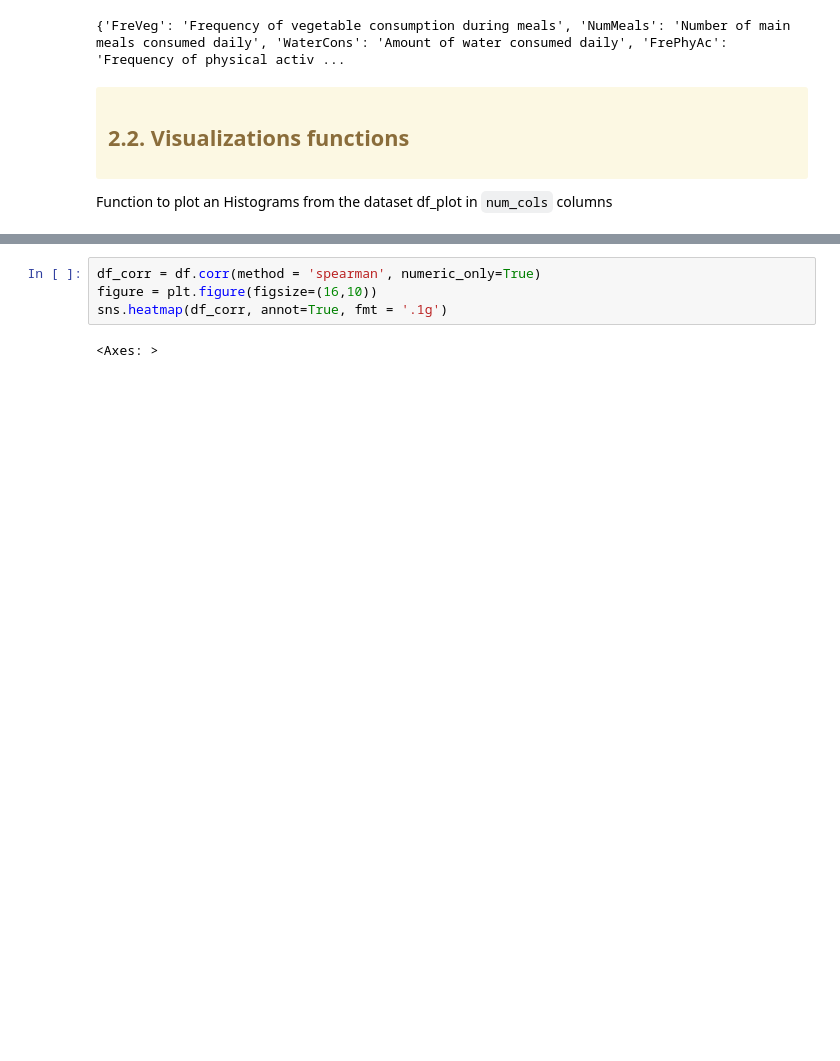
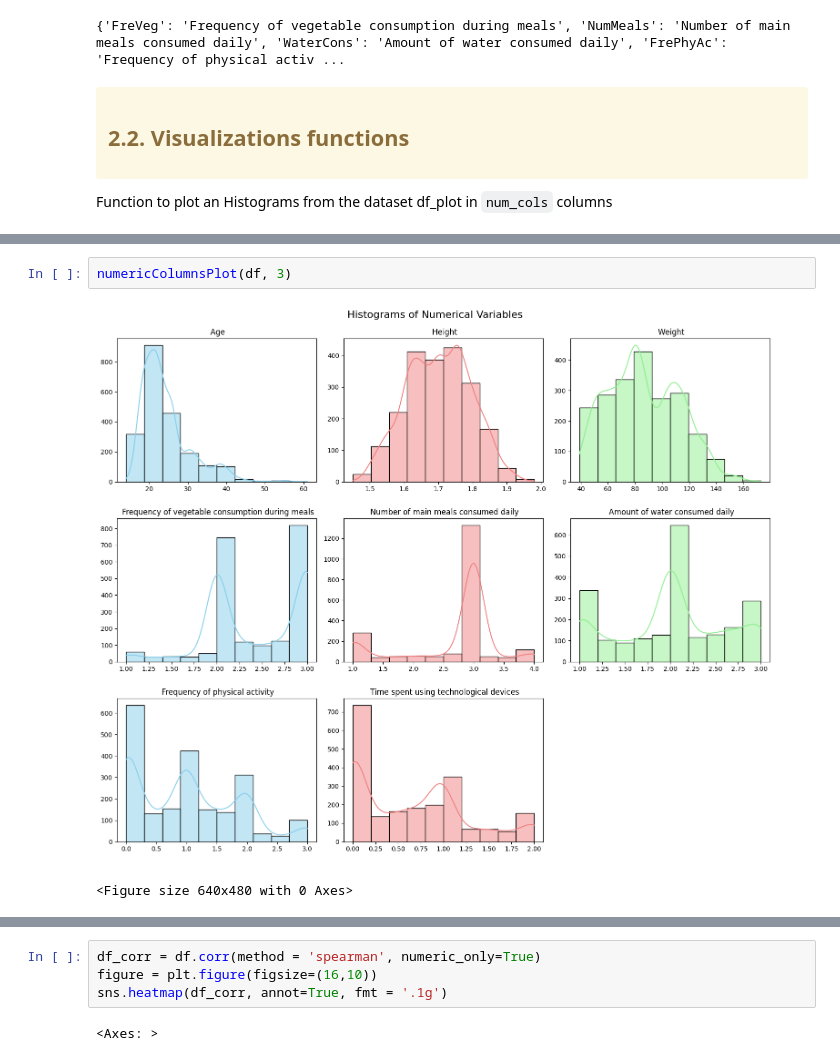
Before and after one commit to MInesGomes/DataScienceObesityLevels, a Jupyter notebook: DSGroup2.ipynb, the cells around one changed output, grey strips where cells are left out. Saved outputs shown, nothing was run; the diff lists cells and outputs as text; blank space fills up the shorter version.

```diff
--- a/DSGroup2.ipynb
+++ b/DSGroup2.ipynb
@@ -265 +279,6 @@ def numericColumnsPlot(df_plot,num_cols = 3, type= HIST_PLOT):
+# %%
+numericColumnsPlot(df, 3)
+# %% [output]
+[figure, added]
+<Figure size 640x480 with 0 Axes>
 # %%
```
Also changed, not shown: parts of 5 cells of this notebook.
